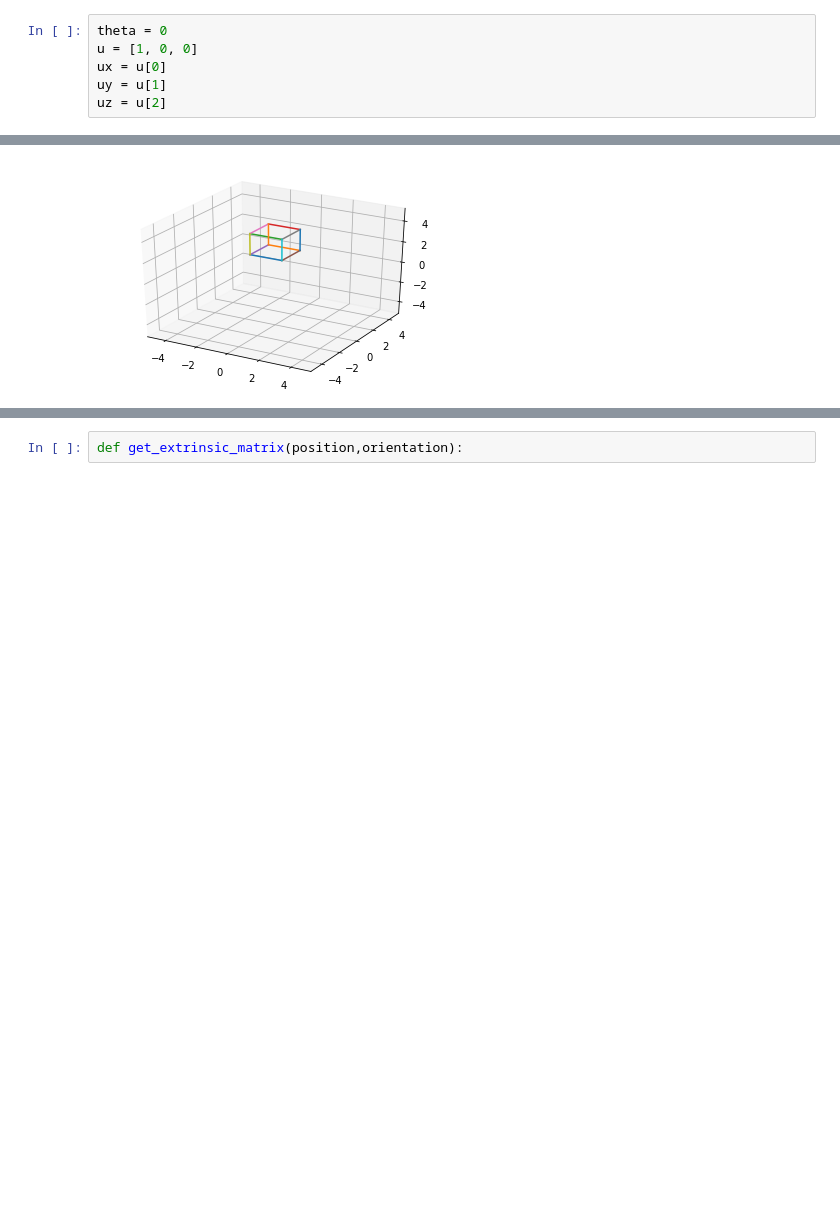
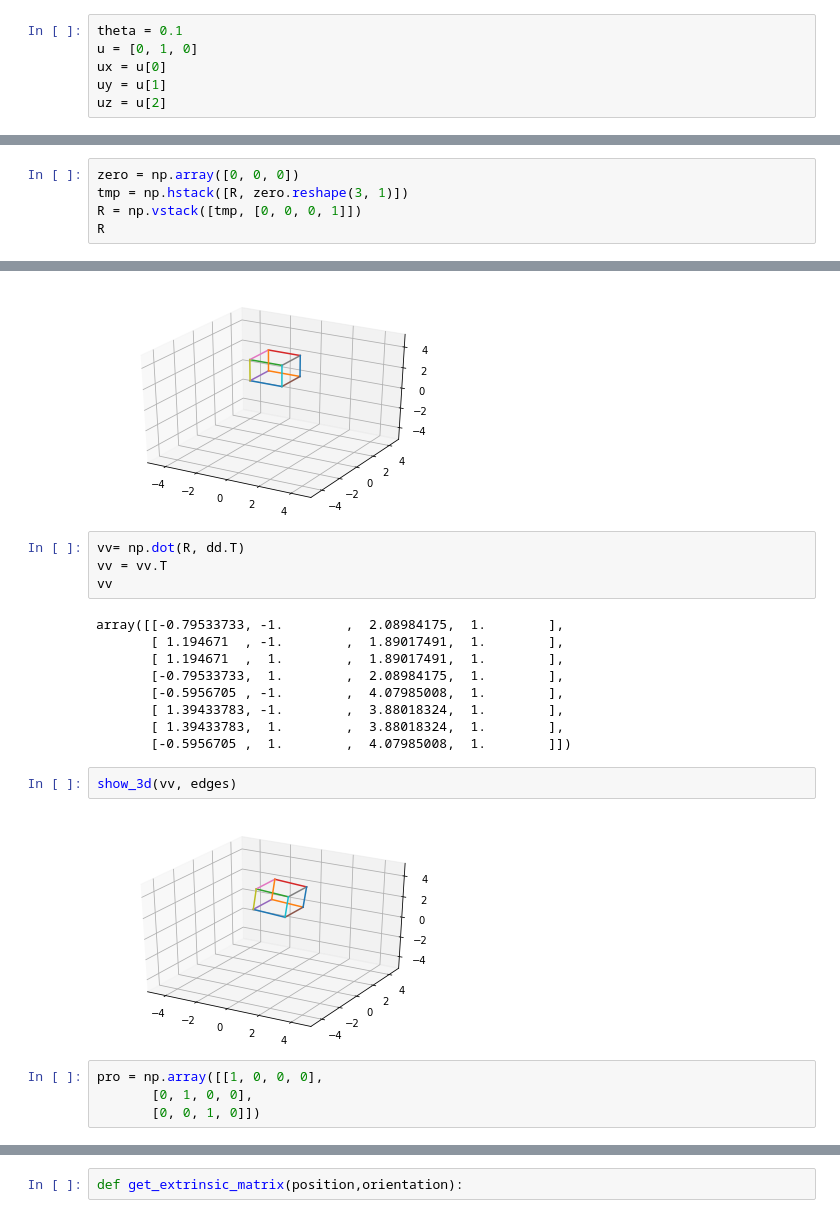
Before and after one commit to happyhyowon/assignment, a Jupyter notebook: vision/assignment1/renderer_test.ipynb, the cells around one changed output, grey strips where cells are left out. Drawn from its saved outputs; the diff is of its cells as text; blank space fills up the shorter version.

```diff
--- a/vision/assignment1/renderer_test.ipynb
+++ b/vision/assignment1/renderer_test.ipynb
@@ -53,8 +53,8 @@ show_3d(vertices, edges)
 # %% [output]
 [figure]
 # %%
-theta = 0
-u = [1, 0, 0]
+theta = 0.1
+u = [0, 1, 0]
 ux = u[0]
 uy = u[1]
 uz = u[2]
@@ -70,0 +73,5 @@ R
+# %%
+zero = np.array([0, 0, 0])
+tmp = np.hstack([R, zero.reshape(3, 1)])
+R = np.vstack([tmp, [0, 0, 0, 1]])
+R
@@ -120,3 +132,24 @@ show_3d(vertices, edges)
 show_3d(dd, edges)
 # %% [output]
 [figure]
+# %%
+vv= np.dot(R, dd.T)
+vv = vv.T
+vv
+# %% [output]
+array([[-0.79533733, -1.        ,  2.08984175,  1.        ],
+       [ 1.194671  , -1.        ,  1.89017491,  1.        ],
+       [ 1.194671  ,  1.        ,  1.89017491,  1.        ],
+       [-0.79533733,  1.        ,  2.08984175,  1.        ],
+       [-0.5956705 , -1.        ,  4.07985008,  1.        ],
+       [ 1.39433783, -1.        ,  3.88018324,  1.        ],
+       [ 1.39433783,  1.        ,  3.88018324,  1.        ],
+       [-0.5956705 ,  1.        ,  4.07985008,  1.        ]])
+# %%
+show_3d(vv, edges)
+# %% [output]
+[figure, added]
+# %%
+pro = np.array([[1, 0, 0, 0],
+       [0, 1, 0, 0],
+       [0, 0, 1, 0]])
```
Also changed, not shown: parts of 14 cells of this notebook.
